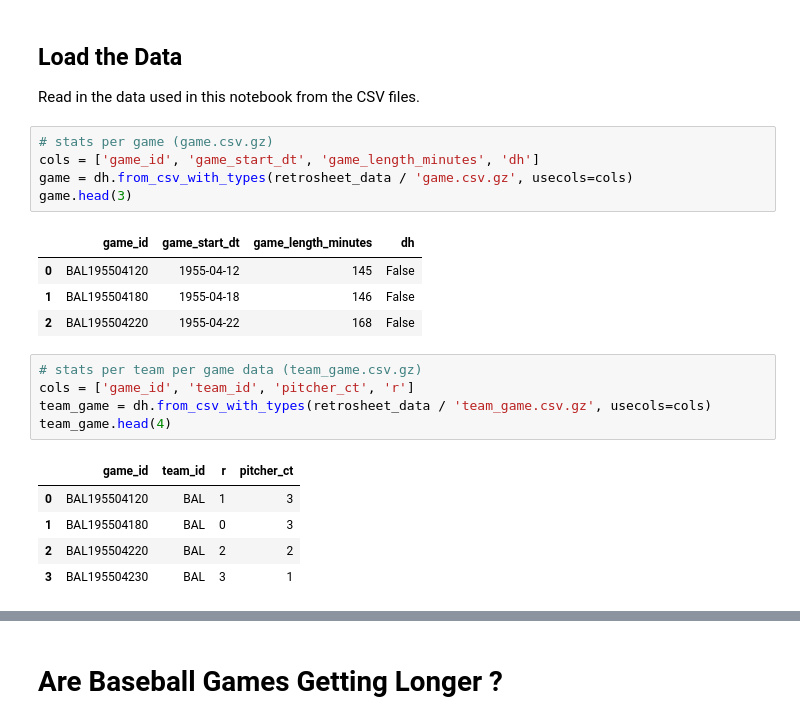
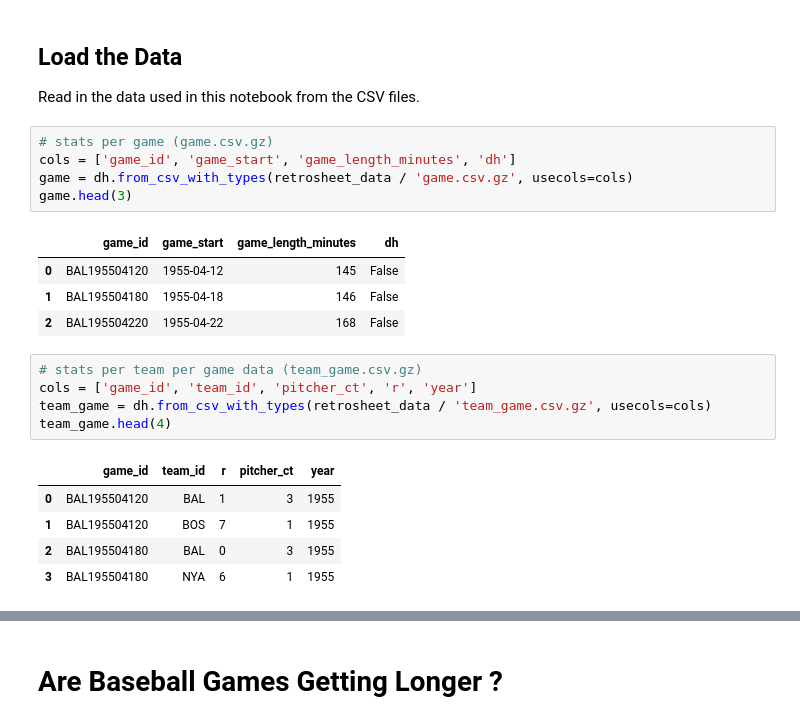
Before and after one commit to sdiehl28/baseball-analytics, a Jupyter notebook: baseball_jupyter_nb/01_Intro_CSV.ipynb, the cells around one changed output, grey strips where cells are left out. Saved outputs shown, nothing was run; the diff lists cells and outputs as text.

```diff
--- a/baseball_jupyter_nb/01_Intro_CSV.ipynb
+++ b/baseball_jupyter_nb/01_Intro_CSV.ipynb
@@ -80,25 +80,25 @@ pd.set_option("display.max_columns", 50)
 Read in the data used in this notebook from the CSV files.
 # %%
 # stats per game (game.csv.gz)
-cols = ['game_id', 'game_start_dt', 'game_length_minutes', 'dh']
+cols = ['game_id', 'game_start', 'game_length_minutes', 'dh']
 game = dh.from_csv_with_types(retrosheet_data / 'game.csv.gz', usecols=cols)
 game.head(3)
 # %% [output]
-|  | game_id | game_start_dt | game_length_minutes | dh |
+|  | game_id | game_start | game_length_minutes | dh |
 | 0 | BAL195504120 | 1955-04-12 | 145 | False |
 | 1 | BAL195504180 | 1955-04-18 | 146 | False |
 | 2 | BAL195504220 | 1955-04-22 | 168 | False |
 # %%
 # stats per team per game data (team_game.csv.gz)
-cols = ['game_id', 'team_id', 'pitcher_ct', 'r']
+cols = ['game_id', 'team_id', 'pitcher_ct', 'r', 'year']
 team_game = dh.from_csv_with_types(retrosheet_data / 'team_game.csv.gz', usecols=cols)
 team_game.head(4)
 # %% [output]
-|  | game_id | team_id | r | pitcher_ct |
-| 0 | BAL195504120 | BAL | 1 | 3 |
-| 1 | BAL195504180 | BAL | 0 | 3 |
-| 2 | BAL195504220 | BAL | 2 | 2 |
-| 3 | BAL195504230 | BAL | 3 | 1 |
+|  | game_id | team_id | r | pitcher_ct | year |
+| 0 | BAL195504120 | BAL | 1 | 3 | 1955 |
+| 1 | BAL195504120 | BOS | 7 | 1 | 1955 |
+| 2 | BAL195504180 | BAL | 0 | 3 | 1955 |
+| 3 | BAL195504180 | NYA | 6 | 1 | 1955 |
 # %%
 # by default, Pandas will perform an inner_join on columns having the same name
 df = pd.merge(team_game, game)
```
Also changed, not shown: parts of 3 cells of this notebook, 13 other files.
